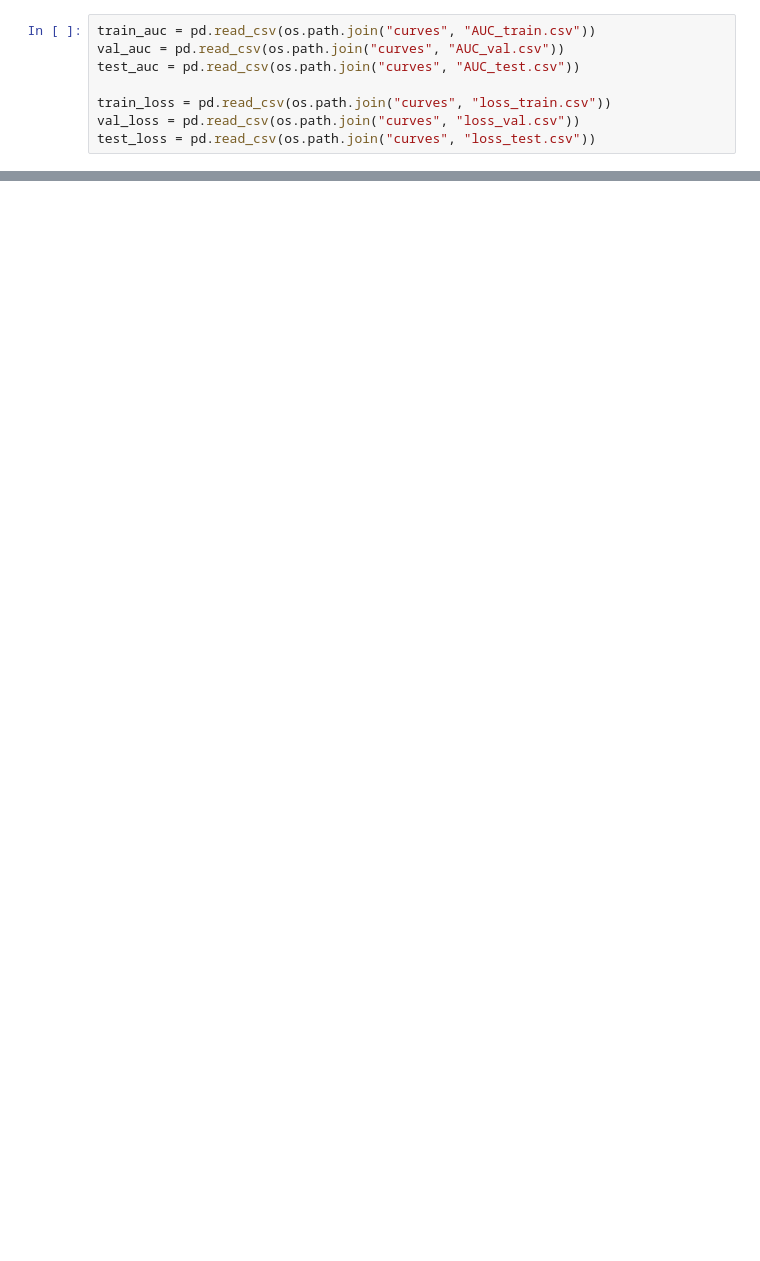
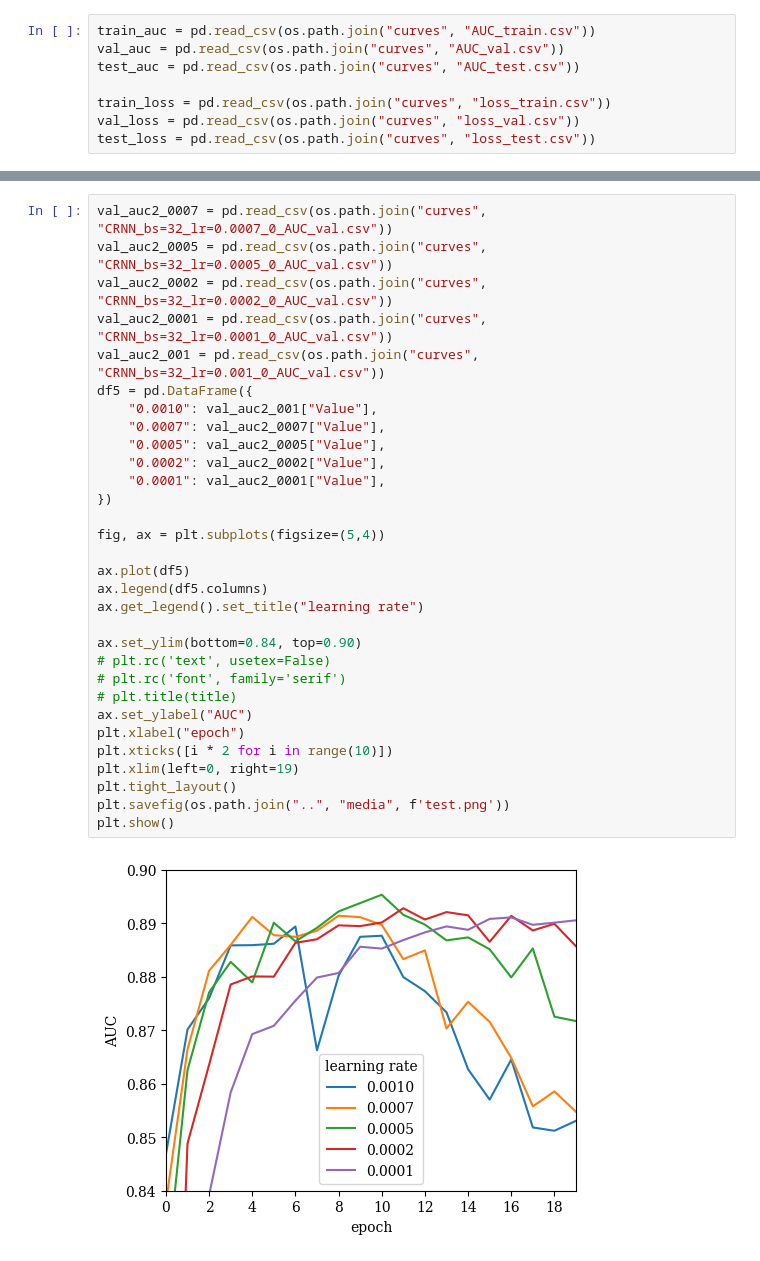
Before and after one commit to alexelwood14/adl-coursework, a Jupyter notebook: src/curves.ipynb, the cells around one changed output, grey strips where cells are left out. Cells and saved outputs as stored; diff of their text form; blank space fills up the shorter version.

```diff
--- a/src/curves.ipynb
+++ b/src/curves.ipynb
@@ -65,0 +67,33 @@ draw_curves(df4, "loss", "Loss Curves", "loss_curve_train_val_test")
+# %%
+val_auc2_0007 = pd.read_csv(os.path.join("curves", "CRNN_bs=32_lr=0.0007_0_AUC_val.csv"))
+val_auc2_0005 = pd.read_csv(os.path.join("curves", "CRNN_bs=32_lr=0.0005_0_AUC_val.csv"))
+val_auc2_0002 = pd.read_csv(os.path.join("curves", "CRNN_bs=32_lr=0.0002_0_AUC_val.csv"))
+val_auc2_0001 = pd.read_csv(os.path.join("curves", "CRNN_bs=32_lr=0.0001_0_AUC_val.csv"))
+val_auc2_001 = pd.read_csv(os.path.join("curves", "CRNN_bs=32_lr=0.001_0_AUC_val.csv"))
+df5 = pd.DataFrame({
+    "0.0010": val_auc2_001["Value"],
+    "0.0007": val_auc2_0007["Value"],
+    "0.0005": val_auc2_0005["Value"],
+    "0.0002": val_auc2_0002["Value"],
+    "0.0001": val_auc2_0001["Value"],
+})
+
+fig, ax = plt.subplots(figsize=(5,4))
+
+ax.plot(df5)
+ax.legend(df5.columns)
+ax.get_legend().set_title("learning rate")
+
+ax.set_ylim(bottom=0.84, top=0.90)
+# plt.rc('text', usetex=False)
+# plt.rc('font', family='serif')
+# plt.title(title)
+ax.set_ylabel("AUC")
+plt.xlabel("epoch")
+plt.xticks([i * 2 for i in range(10)])
+plt.xlim(left=0, right=19)
+plt.tight_layout()
+plt.savefig(os.path.join("..", "media", f'test.png'))
+plt.show()
+# %% [output]
+[figure, added]
```
Also changed, not shown: parts of 6 cells of this notebook, 4 other files.
